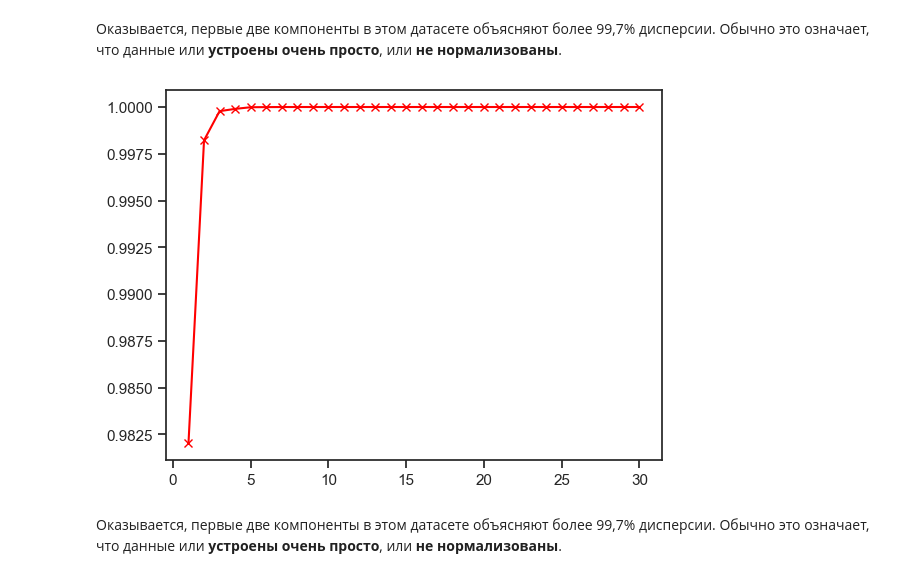
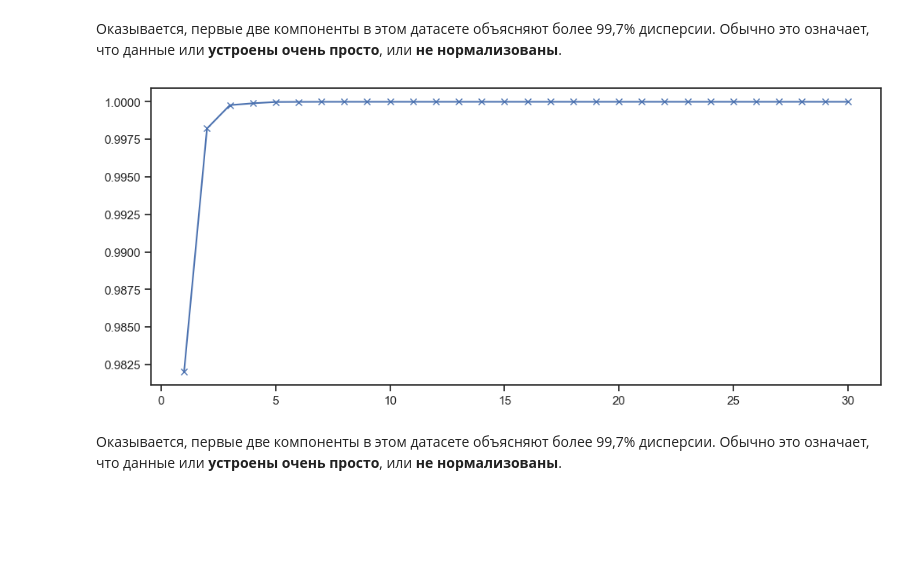
Before and after one commit to igumnov-daniel/HOCK_SEPTEMBER_2023, a Jupyter notebook: 15_knn_SVM_PCA/SVM_PCA.ipynb, the cells around one changed output. Cells and saved outputs as stored; diff of their text form; code cells hidden in the pictures; blank space fills up the shorter version.

```diff
--- a/15_knn_SVM_PCA/SVM_PCA.ipynb
+++ b/15_knn_SVM_PCA/SVM_PCA.ipynb
@@ -394,8 +405,8 @@ import seaborn as sns
 sns.set()
 sns.set_style("ticks")
 
-import wes
-wes.set_palette('Darjeeling1')
+# import wes
+# wes.set_palette('Darjeeling1')
 
 import warnings
 warnings.filterwarnings("ignore")
@@ -538,10 +549,11 @@ total_explained.shape
 # %% [markdown]
 Оказывается, первые две компоненты в этом датасете объясняют более 99,7% дисперсии. Обычно это означает, что данные или **устроены очень просто**, или **не нормализованы**.
 # %%
+plt.figure(figsize=(12,5), dpi=100)
 plt.plot(np.arange(1, n + 1), total_explained, "x-")
 plt.show()
 # %% [output]
-[figure, old version]
+[figure, new version]
 # %% [markdown]
 Оказывается, первые две компоненты в этом датасете объясняют более 99,7% дисперсии. Обычно это означает, что данные или **устроены очень просто**, или **не нормализованы**.
 # %% [markdown]
```
Also changed, not shown: parts of 31 cells of this notebook.
